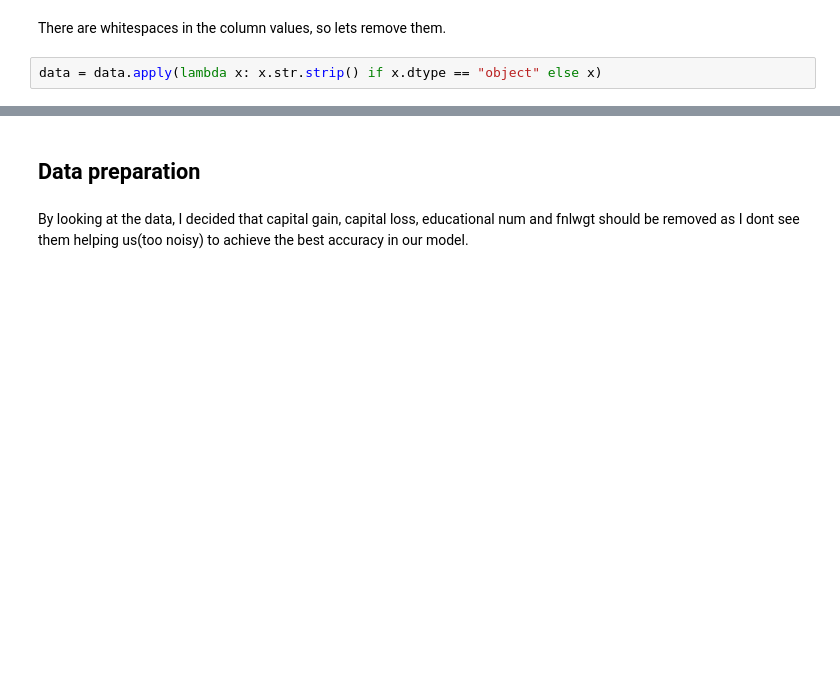
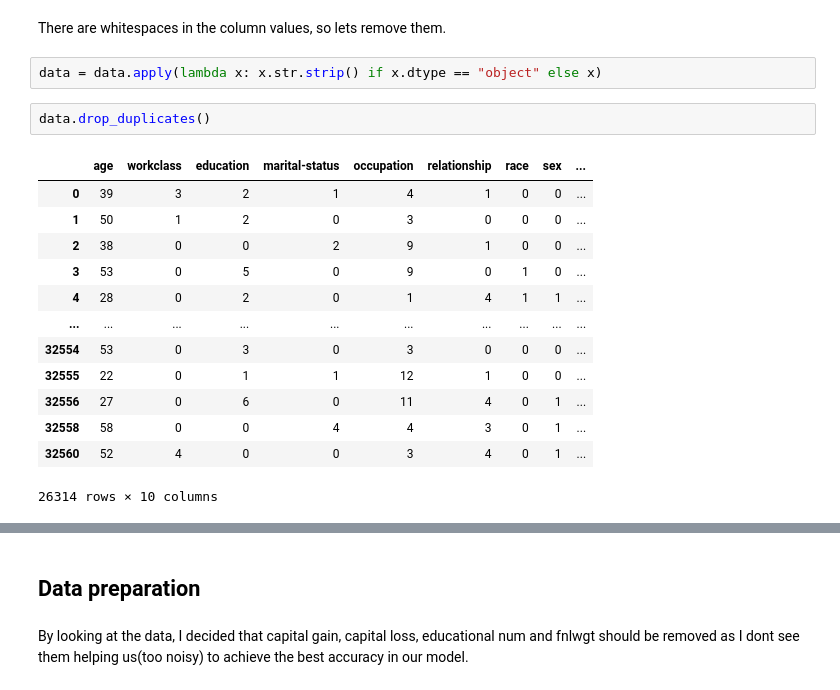
Before and after one commit to shahinmv/ds-bootcamp, a Jupyter notebook: Python/Week 5/PY-W5-HW.ipynb, the cells around one changed output, grey strips where cells are left out. Cells and saved outputs as stored; diff of their text form; blank space fills up the shorter version.

```diff
--- a/Python/Week 5/PY-W5-HW.ipynb
+++ b/Python/Week 5/PY-W5-HW.ipynb
@@ -67,3 +67,19 @@ data.head()
 There are whitespaces in the column values, so lets remove them.
 # %%
 data = data.apply(lambda x: x.str.strip() if x.dtype == "object" else x)
+# %%
+data.drop_duplicates()
+# %% [output]
+|  | age | workclass | education | marital-status | occupation | relationship | race | sex | ... |
+| 0 | 39 | 3 | 2 | 1 | 4 | 1 | 0 | 0 | ... |
+| 1 | 50 | 1 | 2 | 0 | 3 | 0 | 0 | 0 | ... |
+| 2 | 38 | 0 | 0 | 2 | 9 | 1 | 0 | 0 | ... |
+| 3 | 53 | 0 | 5 | 0 | 9 | 0 | 1 | 0 | ... |
+| 4 | 28 | 0 | 2 | 0 | 1 | 4 | 1 | 1 | ... |
+| ... | ... | ... | ... | ... | ... | ... | ... | ... | ... |
+| 32554 | 53 | 0 | 3 | 0 | 3 | 0 | 0 | 0 | ... |
+| 32555 | 22 | 0 | 1 | 1 | 12 | 1 | 0 | 0 | ... |
+| 32556 | 27 | 0 | 6 | 0 | 11 | 4 | 0 | 1 | ... |
+| 32558 | 58 | 0 | 0 | 4 | 4 | 3 | 0 | 1 | ... |
+| 32560 | 52 | 4 | 0 | 0 | 3 | 4 | 0 | 1 | ... |
+26314 rows × 10 columns
```
Also changed, not shown: parts of 11 cells of this notebook, 4 other files.
